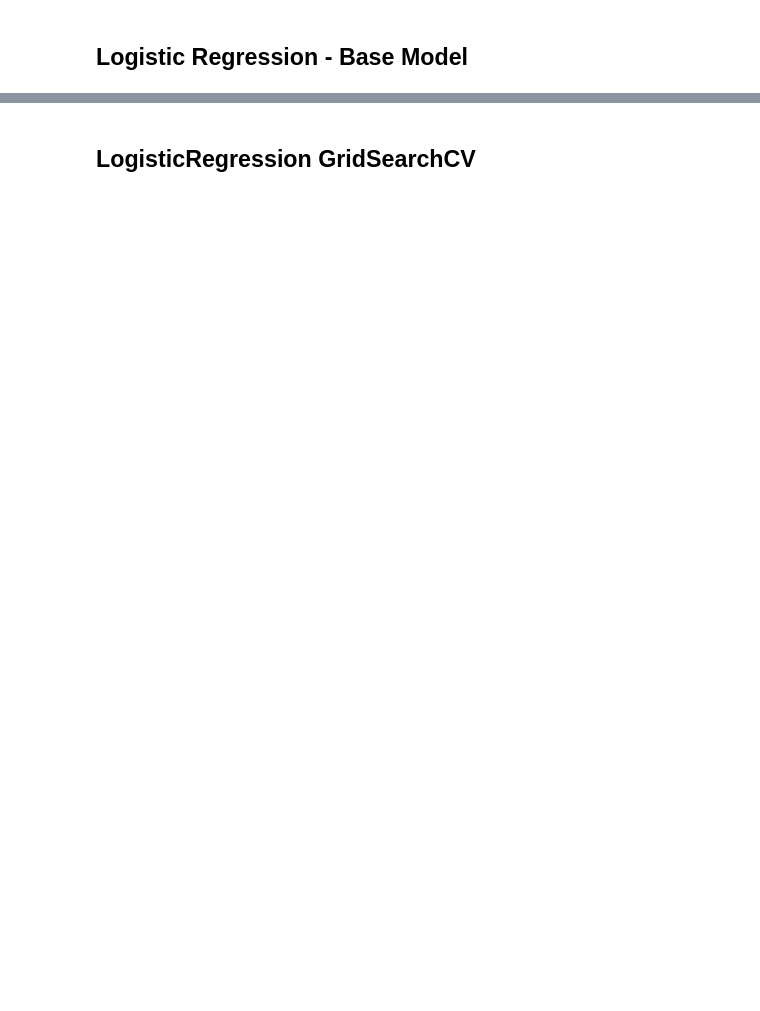
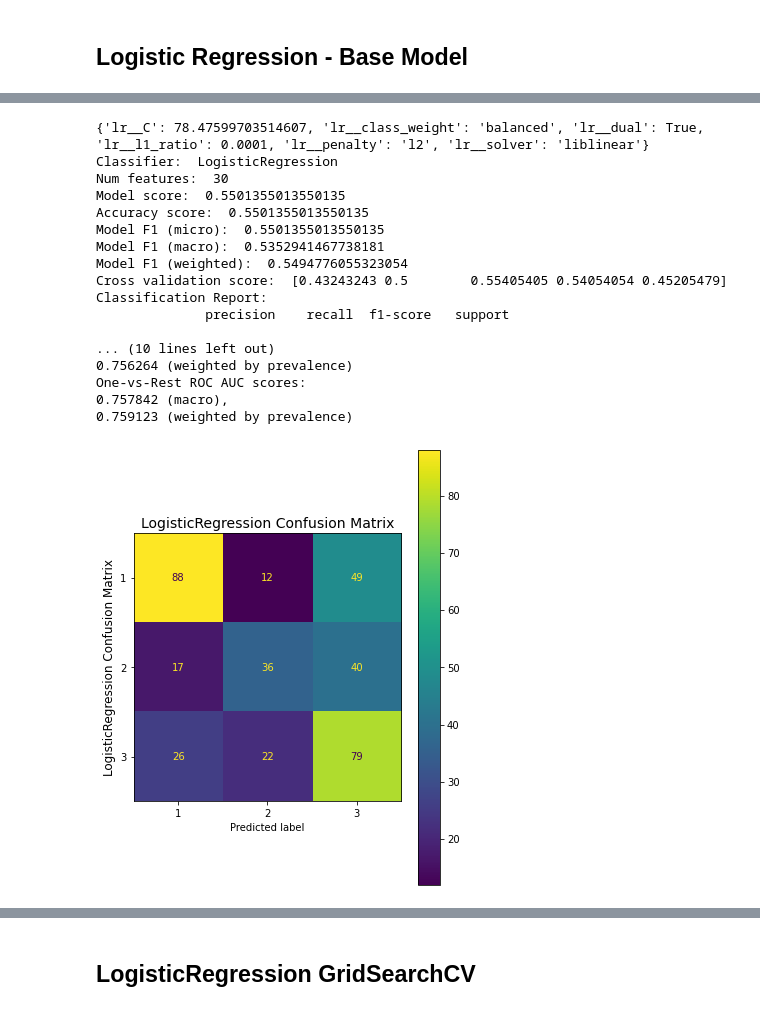
Before and after one commit to mike-flanagan/contraceptive-use-in-indonesia, a Jupyter notebook: WAX_contra.ipynb, the cells around one changed output, grey strips where cells are left out. Drawn from its saved outputs; the diff is of its cells as text; code cells hidden in the pictures; blank space fills up the shorter version.

```diff
--- a/WAX_contra.ipynb
+++ b/WAX_contra.ipynb
@@ -305,0 +185,41 @@ One-vs-Rest ROC AUC scores:
+# %%
+to_dummy = ['edu', 'hus_edu', 'chil', 'hus_ocu', 'sol']
+X_dums, X_train, X_test, y_train, y_test = dummy_transform_scale(X, y, to_dummy, rs = 729)
+
+# set up pipeline
+pipe_lr = Pipeline([('lr' , LogisticRegression(random_state=1, max_iter=200))])
+
+params_grid_lr = {'lr__penalty' : ['l2','elasticnet'],
+                  'lr__class_weight' : ['balanced'],
+                  'lr__dual' : [True],
+                  'lr__solver' : ['liblinear'],
+                  'lr__C' : np.logspace(-4, 4, 20),
+                  'lr__l1_ratio' : np.logspace(-4, 4, 20) # only needed for elasticnet
+                 }
+
+lr_clf = GridSearchCV(pipe_lr, param_grid = params_grid_lr, cv = 5, verbose=0, n_jobs=-1)
+
+# fit on data
+lr_clf.fit(X_train, y_train)
+print(lr_clf.best_params_)
+best_lr_clf = lr_clf.best_estimator_
+model_stats(X_train_df.columns, best_lr_clf, 'LogisticRegression', X_test, y_test)
+# %% [output]
+{'lr__C': 78.47599703514607, 'lr__class_weight': 'balanced', 'lr__dual': True, 'lr__l1_ratio': 0.0001, 'lr__penalty': 'l2', 'lr__solver': 'liblinear'}
+Classifier:  LogisticRegression
+Num features:  30
+Model score:  0.5501355013550135
+Accuracy score:  0.5501355013550135
+Model F1 (micro):  0.5501355013550135
+Model F1 (macro):  0.5352941467738181
+Model F1 (weighted):  0.5494776055323054
+Cross validation score:  [0.43243243 0.5        0.55405405 0.54054054 0.45205479]
+Classification Report:
+              precision    recall  f1-score   support
+
+... (10 lines left out)
+0.756264 (weighted by prevalence)
+One-vs-Rest ROC AUC scores:
+0.757842 (macro),
+0.759123 (weighted by prevalence)
+[figure, added]
```
Also changed, not shown: parts of 39 cells of this notebook, 10 other files.
